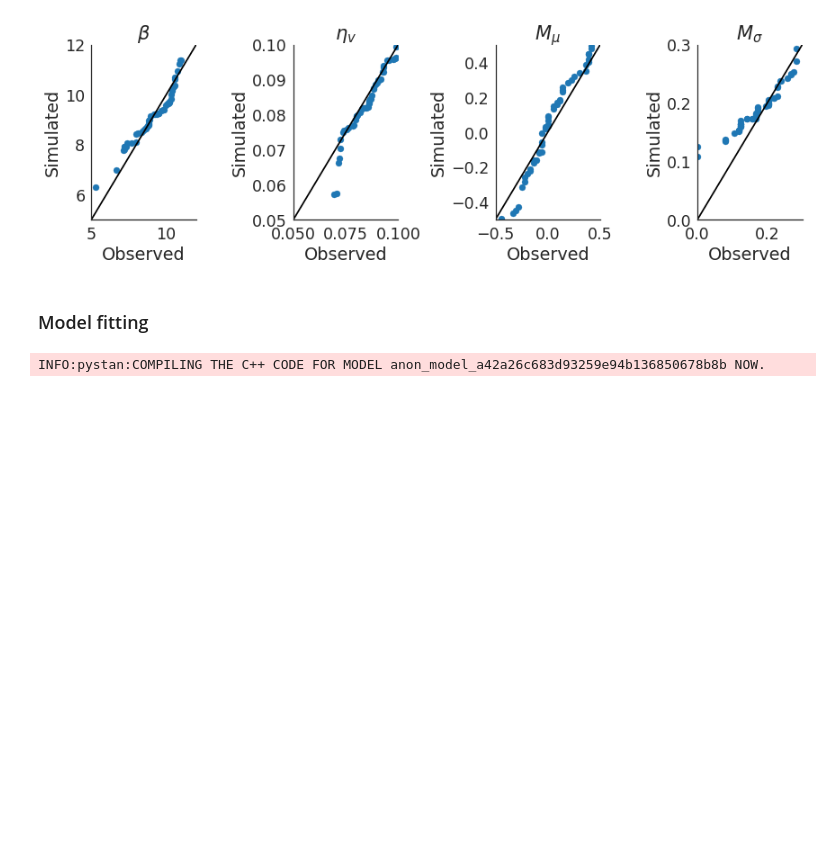
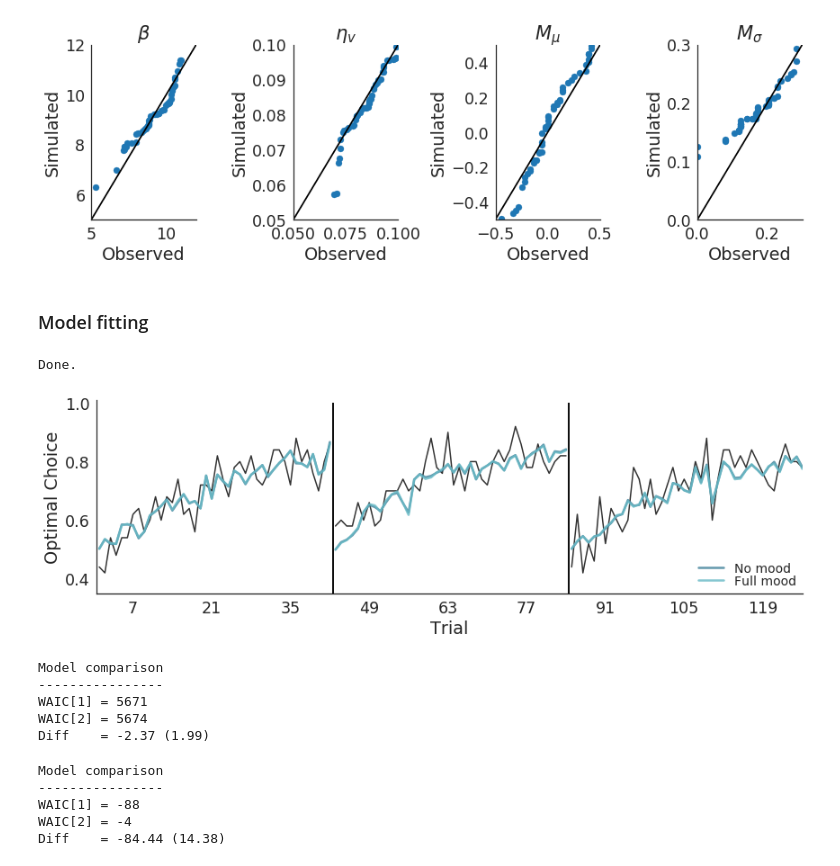
Before and after one commit to szorowi1/pni-rotations, a Jupyter notebook: 5_centeredRL.ipynb, the cells around one changed output. Cells and saved outputs as stored; diff of their text form; code cells hidden in the pictures; blank space fills up the shorter version.

Commit message:
recovery done

```diff
--- a/5_centeredRL.ipynb
+++ b/5_centeredRL.ipynb
@@ -590,7 +590,7 @@ plt.tight_layout()
 #~~~~~~~~~~~~~~~~~~~~~~~~~~~~~~~~~~~~~~~~~~#
 
 ## Select model.
-model_name = 'moodRL_centered_full_mood_glob.stan'
+model_name = False
 
 ## Sampling parameters.
 samples = 1250
@@ -655,4 +655,4 @@ if model_name:
 
 print('Done.')
 # %% [output]
-INFO:pystan:COMPILING THE C++ CODE FOR MODEL anon_model_a42a26c683d93259e94b136850678b8b NOW.
+Done.
@@ -661,0 +659,32 @@ summary[summary.Rhat > 1.01]
+# %%
+## Define parameters.
+models = ['moodRL_centered_no_mood_recovery', 'moodRL_centered_full_mood_glob_recovery']
+labels = ['No mood', 'Full mood']
+colors = sns.color_palette('GnBu_d', n_colors=2)
+
+## Plot models.
+fig, ax = plt.subplots(1,1,figsize=(12,4))
+for model, observed, color, label in zip(models, [1,0], colors, labels):
+    plot_group_behavior(model, observed=observed, color=color, label=label, ax=ax)
+ax.legend(loc=4, borderpad=0, fontsize=14, labelspacing=0)
+
+sns.despine()
+plt.tight_layout()
+# %% [output]
+[figure, added]
+# %%
+model_comparison(*models, on='y', verbose=True);
+# %% [output]
+Model comparison
+----------------
+WAIC[1] = 5671
+WAIC[2] = 5674
+Diff    = -2.37 (1.99)
+# %%
+model_comparison(*models, on='m', verbose=True);
+# %% [output]
+Model comparison
+----------------
+WAIC[1] = -88
+WAIC[2] = -4
+Diff    = -84.44 (14.38)
```
Also changed, not shown: parts of 3 cells of this notebook.
